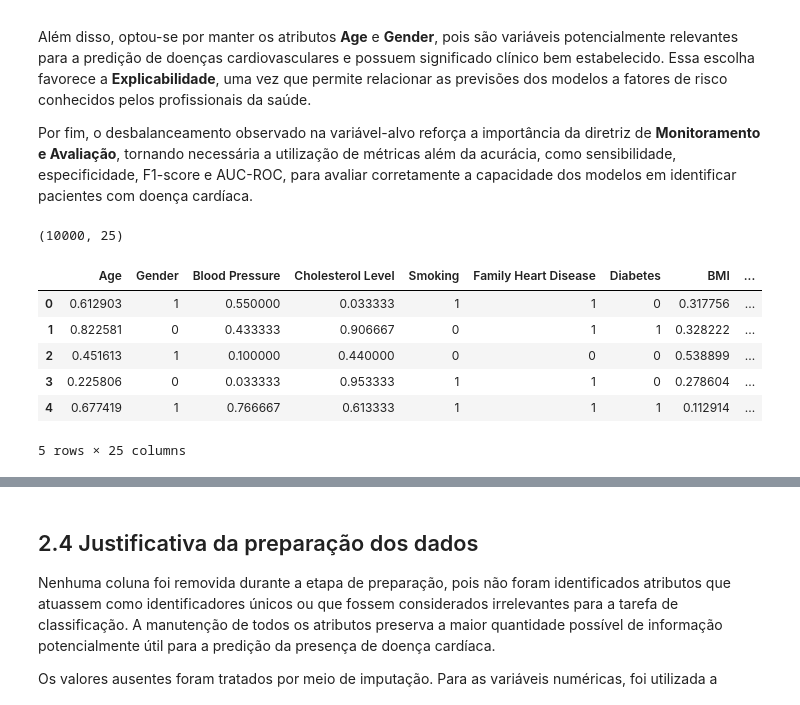
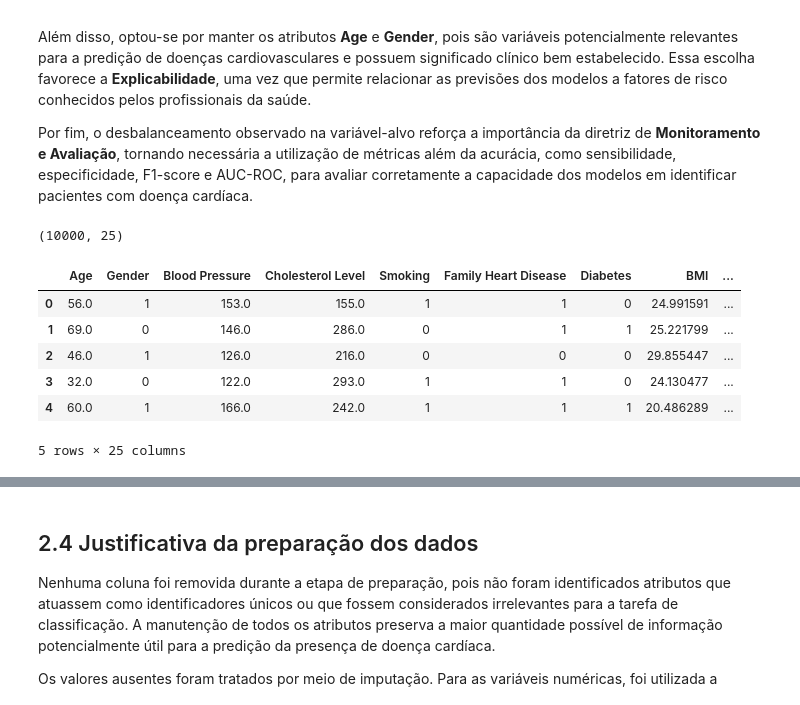
Before and after one commit to carolinabarcellos/TP-3-Mineracao, a Jupyter notebook: TP3_Fase2_Grupo1.ipynb, the cells around one changed output, grey strips where cells are left out. Saved outputs shown, nothing was run; the diff lists cells and outputs as text; code cells hidden in the pictures.

```diff
--- a/TP3_Fase2_Grupo1.ipynb
+++ b/TP3_Fase2_Grupo1.ipynb
@@ -773,41 +773,44 @@ def preparar_dados(df: pd.DataFrame) -> pd.DataFrame:
         dtype=int
     )
 
     # 4. Normalização
 
+
     colunas_numericas = [
         'Age',
         'Blood Pressure',
         'Cholesterol Level',
         'BMI',
         'Sleep Hours',
         'Triglyceride Level',
         'Fasting Blood Sugar',
         'CRP Level',
         'Homocysteine Level'
     ]
 
     scaler = MinMaxScaler()
 
-    df_prep[colunas_numericas] = scaler.fit_transform(
-        df_prep[colunas_numericas]
-    )
+    #df_prep[colunas_numericas] = scaler.fit_transform(
+    #    df_prep[colunas_numericas]
+    #)
+    #Não devemos normalizar antes e fazer a divisão de treino e teste, para evitar vazamento de dados.
+    #A normalização deve ser feita após a divisão, usando apenas os dados de treino para calcular os parâmetros de escala.
 
     return df_prep
 
 
 df_prep = preparar_dados(df)
 
 print(df_prep.shape)
 display(df_prep.head())
 # %% [output]
 (10000, 25)
 |  | Age | Gender | Blood Pressure | Cholesterol Level | Smoking | Family Heart Disease | Diabetes | BMI | ... |
-| 0 | 0.612903 | 1 | 0.550000 | 0.033333 | 1 | 1 | 0 | 0.317756 | ... |
-| 1 | 0.822581 | 0 | 0.433333 | 0.906667 | 0 | 1 | 1 | 0.328222 | ... |
-| 2 | 0.451613 | 1 | 0.100000 | 0.440000 | 0 | 0 | 0 | 0.538899 | ... |
-| 3 | 0.225806 | 0 | 0.033333 | 0.953333 | 1 | 1 | 0 | 0.278604 | ... |
-| 4 | 0.677419 | 1 | 0.766667 | 0.613333 | 1 | 1 | 1 | 0.112914 | ... |
+| 0 | 56.0 | 1 | 153.0 | 155.0 | 1 | 1 | 0 | 24.991591 | ... |
+| 1 | 69.0 | 0 | 146.0 | 286.0 | 0 | 1 | 1 | 25.221799 | ... |
+| 2 | 46.0 | 1 | 126.0 | 216.0 | 0 | 0 | 0 | 29.855447 | ... |
+| 3 | 32.0 | 0 | 122.0 | 293.0 | 1 | 1 | 0 | 24.130477 | ... |
+| 4 | 60.0 | 1 | 166.0 | 242.0 | 1 | 1 | 1 | 20.486289 | ... |
 5 rows × 25 columns
 # %%
 df_prep.columns.tolist()
```
Also changed, not shown: parts of 20 cells of this notebook.
